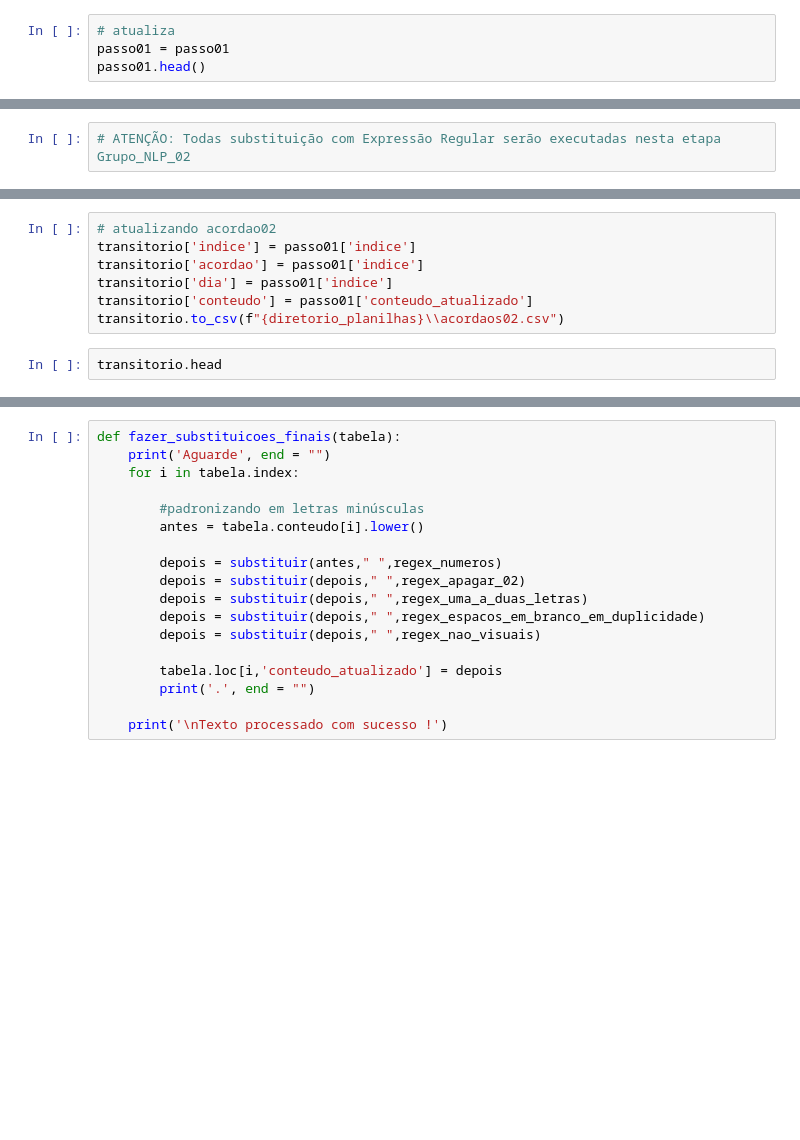
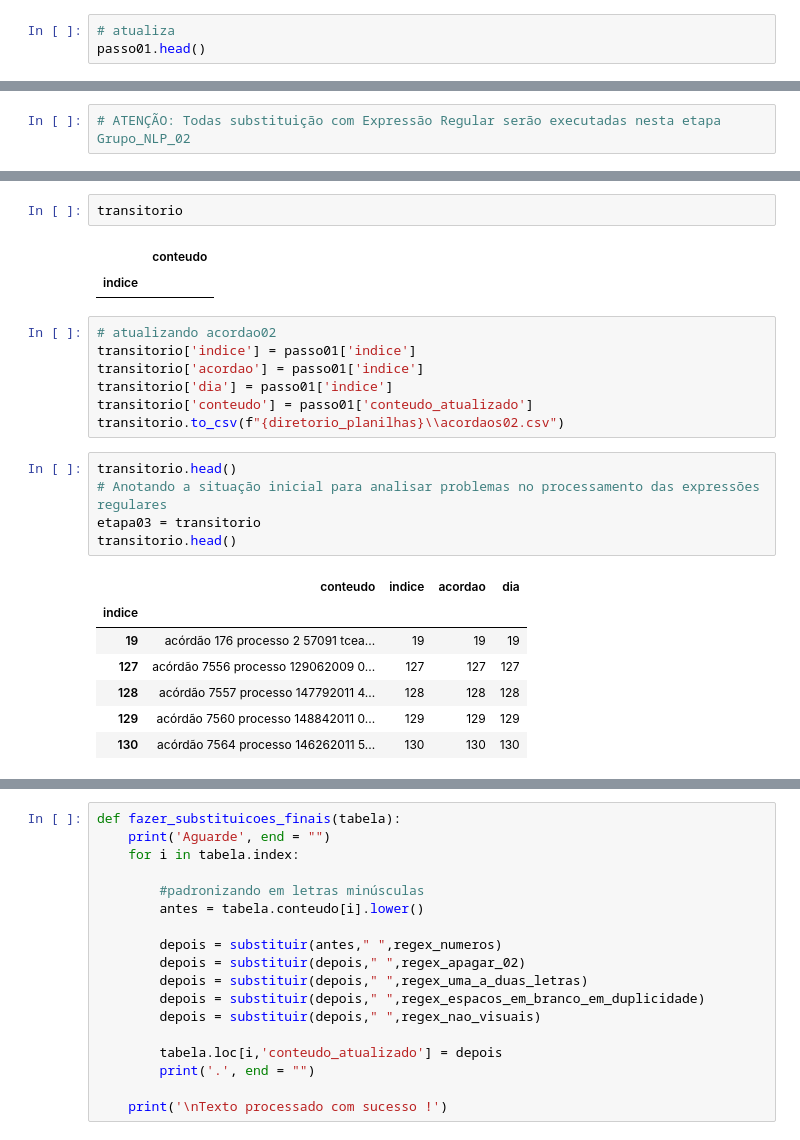
Before and after one commit to Antonino-Marques-Jares/Projeto_Leitura_Documentos, a Jupyter notebook: Grupo_NPL_02.ipynb, the cells around one changed output, grey strips where cells are left out. Drawn from its saved outputs; the diff is of its cells as text; blank space fills up the shorter version.

```diff
--- a/Grupo_NPL_02.ipynb
+++ b/Grupo_NPL_02.ipynb
@@ -29,5 +29,4 @@ transitorio = pd.read_csv(f"{diretorio_planilhas}\\transitorio.csv",index_col=[0
 passo01 = pd.read_csv(f"{diretorio_planilhas}\\acordaos01.csv",index_col=[0])
 # %%
 # atualiza
-passo01 = passo01
 passo01.head()
@@ -161,3 +180,8 @@ passo01.head()
+# %%
+transitorio
+# %% [output]
+|  | conteudo |
+| indice |  |
 # %%
 # atualizando acordao02
 transitorio['indice'] = passo01['indice']
@@ -165,5 +189,16 @@ transitorio['acordao'] = passo01['indice']
 transitorio['dia'] = passo01['indice']
 transitorio['conteudo'] = passo01['conteudo_atualizado']
 transitorio.to_csv(f"{diretorio_planilhas}\\acordaos02.csv")
-# %%
-transitorio.head
+# %%
+transitorio.head()
+# Anotando a situação inicial para analisar problemas no processamento das expressões regulares
+etapa03 = transitorio
+transitorio.head()
+# %% [output]
+|  | conteudo | indice | acordao | dia |
+| indice |  |  |  |  |
+| 19 | acórdão 176 processo 2 57091 tcea... | 19 | 19 | 19 |
+| 127 | acórdão 7556 processo 129062009 0... | 127 | 127 | 127 |
+| 128 | acórdão 7557 processo 147792011 4... | 128 | 128 | 128 |
+| 129 | acórdão 7560 processo 148842011 0... | 129 | 129 | 129 |
+| 130 | acórdão 7564 processo 146262011 5... | 130 | 130 | 130 |
```
Also changed, not shown: parts of 23 cells of this notebook, 1 other file.
